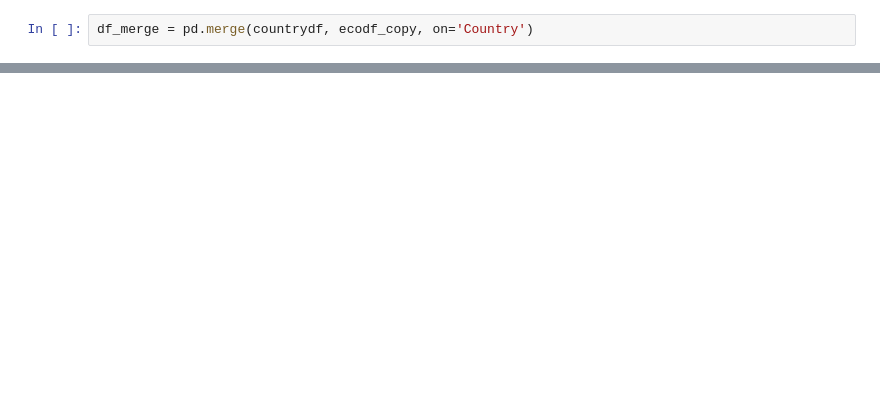
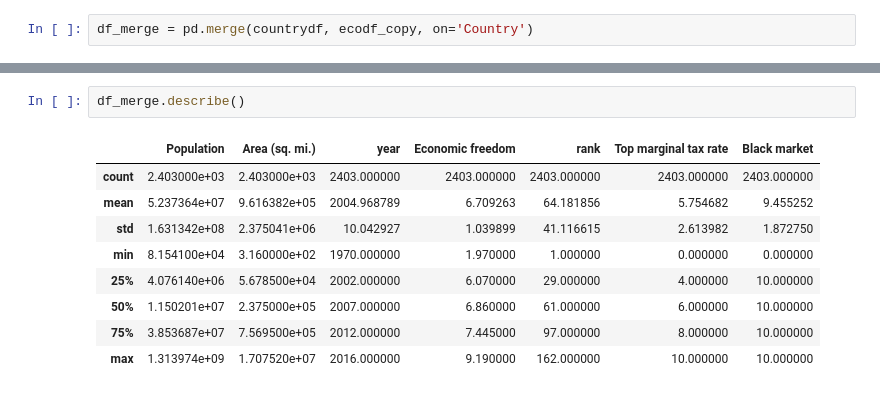
Before and after one commit to VioletData/ETL-EconomicFreedom, a Jupyter notebook: Notebook/ETL-Extract.ipynb, the cells around one changed output, grey strips where cells are left out. Cells and saved outputs as stored; diff of their text form; blank space fills up the shorter version.

```diff
--- a/Notebook/ETL-Extract.ipynb
+++ b/Notebook/ETL-Extract.ipynb
@@ -120,0 +131,12 @@ df_merge.head(5)
+# %%
+df_merge.describe()
+# %% [output]
+|  | Population | Area (sq. mi.) | year | Economic freedom | rank | Top marginal tax rate | Black market |
+| count | 2.403000e+03 | 2.403000e+03 | 2403.000000 | 2403.000000 | 2403.000000 | 2403.000000 | 2403.000000 |
+| mean | 5.237364e+07 | 9.616382e+05 | 2004.968789 | 6.709263 | 64.181856 | 5.754682 | 9.455252 |
+| std | 1.631342e+08 | 2.375041e+06 | 10.042927 | 1.039899 | 41.116615 | 2.613982 | 1.872750 |
+| min | 8.154100e+04 | 3.160000e+02 | 1970.000000 | 1.970000 | 1.000000 | 0.000000 | 0.000000 |
+| 25% | 4.076140e+06 | 5.678500e+04 | 2002.000000 | 6.070000 | 29.000000 | 4.000000 | 10.000000 |
+| 50% | 1.150201e+07 | 2.375000e+05 | 2007.000000 | 6.860000 | 61.000000 | 6.000000 | 10.000000 |
+| 75% | 3.853687e+07 | 7.569500e+05 | 2012.000000 | 7.445000 | 97.000000 | 8.000000 | 10.000000 |
+| max | 1.313974e+09 | 1.707520e+07 | 2016.000000 | 9.190000 | 162.000000 | 10.000000 | 10.000000 |
```
Also changed, not shown: parts of 6 cells of this notebook.
